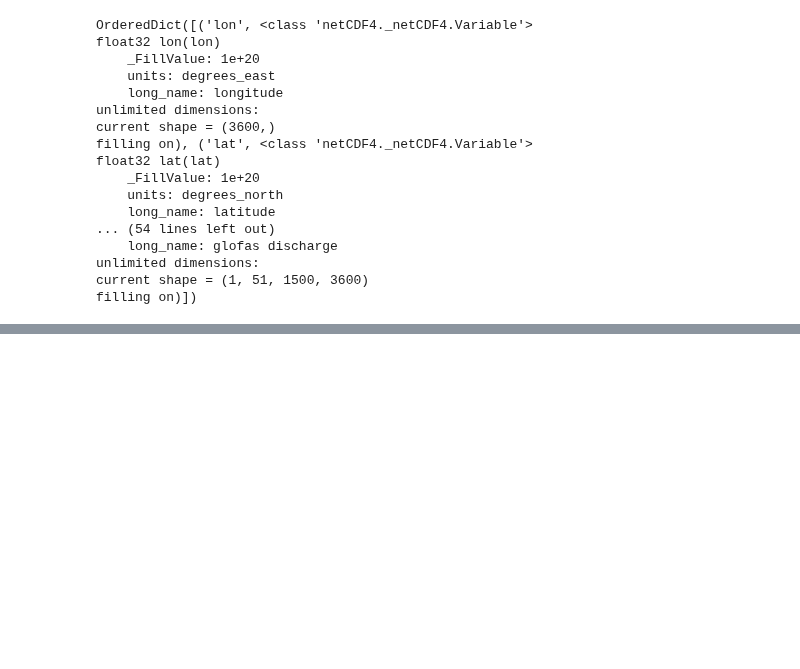
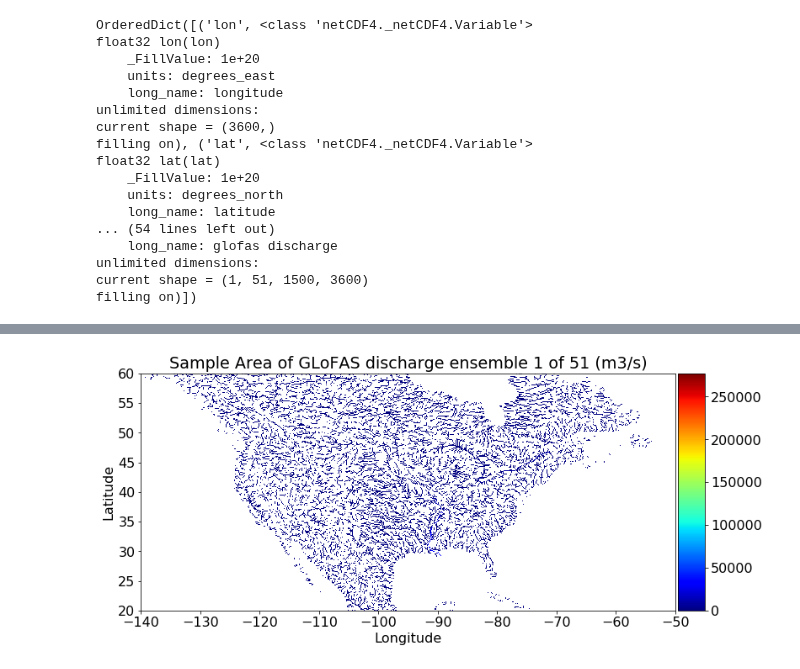
Before and after one commit to Global-Flood-Assessment/ModelOfModels, a Jupyter notebook: data/GloFAS_data_sample.ipynb, the cells around one changed output, grey strips where cells are left out. Saved outputs shown, nothing was run; the diff lists cells and outputs as text; code cells hidden in the pictures; blank space fills up the shorter version.

```diff
--- a/data/GloFAS_data_sample.ipynb
+++ b/data/GloFAS_data_sample.ipynb
@@ -163,0 +149,15 @@ plt.show()
+# %%
+plt.figure()
+ax = plt.gca()
+im=ax.imshow(dis_ensemble0,cmap="jet",vmin=0,vmax=dis_ensemble0.max(),extent=[lon.min(),lon.max(),lat.min(),lat.max()])
+plt.ylabel('Latitude')
+plt.xlabel('Longitude')
+plt.title('Sample Area of GLoFAS discharge ensemble 1 of 51 (m3/s)')
+ax.set_xlim(-140,-50)
+ax.set_ylim(20,60)
+divider = make_axes_locatable(ax)
+cax = divider.append_axes("right", size="5%", pad=0.05)
+plt.colorbar(im, cax=cax)
+plt.show()
+# %% [output]
+[figure, added]
```
Also changed, not shown: parts of 6 cells of this notebook.
